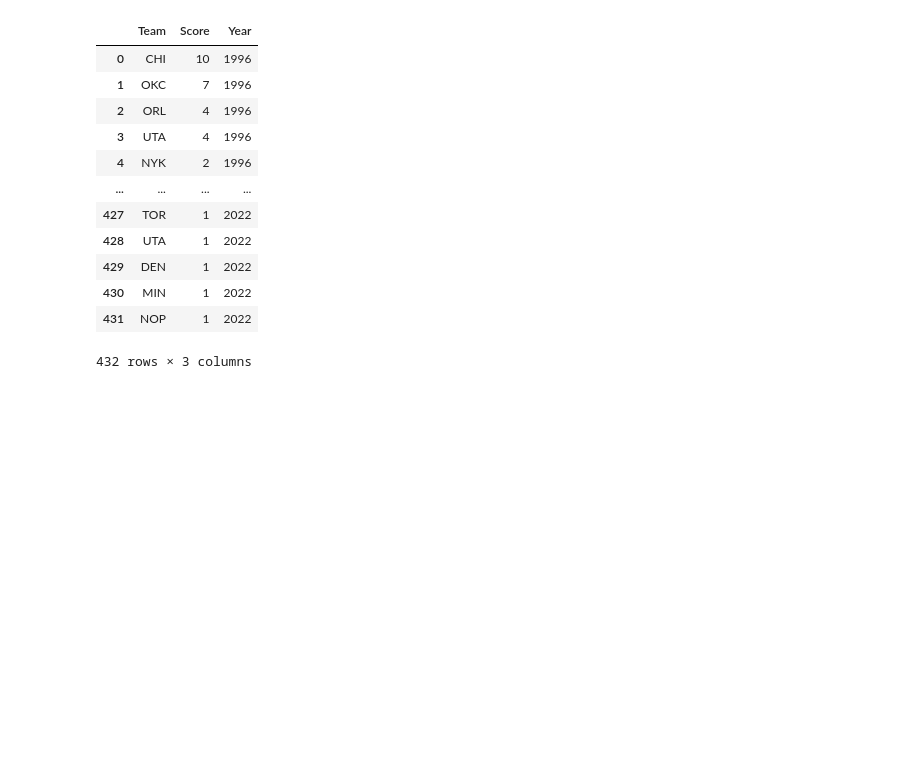
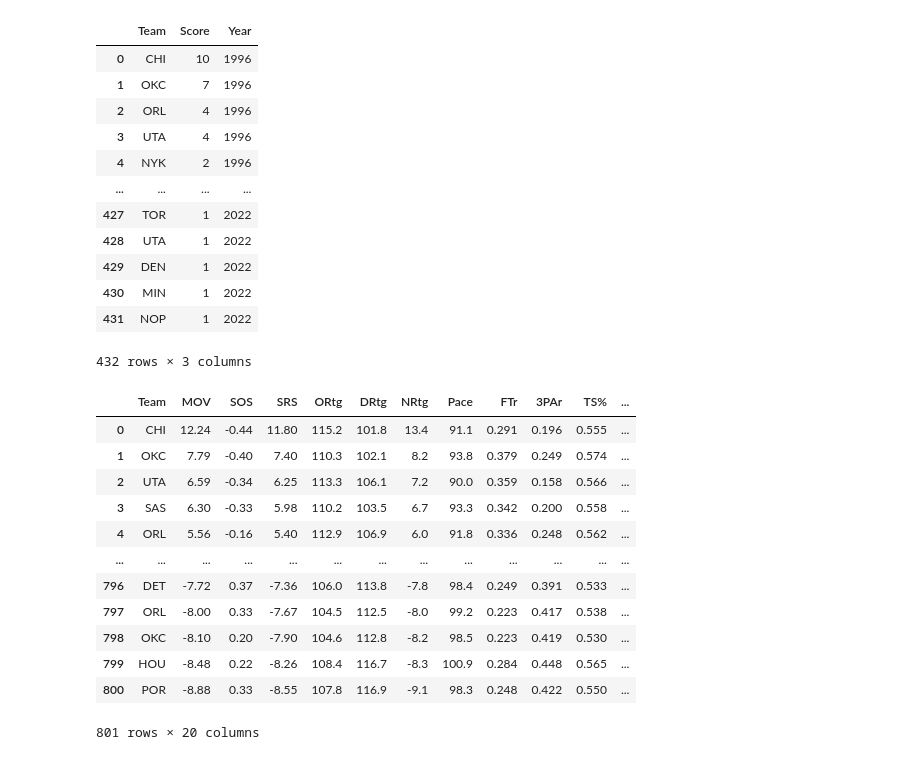
Before and after one commit to cng04/NBA-Champion-Predictor-Project, a Jupyter notebook: merging.ipynb, the cells around one changed output. Drawn from its saved outputs; the diff is of its cells as text; code cells hidden in the pictures; blank space fills up the shorter version.

```diff
--- a/merging.ipynb
+++ b/merging.ipynb
@@ -66,4 +69,23 @@ t_score_df
 | 430 | MIN | 1 | 2022 |
 | 431 | NOP | 1 | 2022 |
 432 rows × 3 columns
+# %%
+# make advanced stats_dataframe
+adv_stats = pd.read_csv("CSV/advanced_stats.csv")
+del adv_stats["Unnamed: 0"]
+adv_stats
+# %% [output]
+|  | Team | MOV | SOS | SRS | ORtg | DRtg | NRtg | Pace | FTr | 3PAr | TS% | ... |
+| 0 | CHI | 12.24 | -0.44 | 11.80 | 115.2 | 101.8 | 13.4 | 91.1 | 0.291 | 0.196 | 0.555 | ... |
+| 1 | OKC | 7.79 | -0.40 | 7.40 | 110.3 | 102.1 | 8.2 | 93.8 | 0.379 | 0.249 | 0.574 | ... |
+| 2 | UTA | 6.59 | -0.34 | 6.25 | 113.3 | 106.1 | 7.2 | 90.0 | 0.359 | 0.158 | 0.566 | ... |
+| 3 | SAS | 6.30 | -0.33 | 5.98 | 110.2 | 103.5 | 6.7 | 93.3 | 0.342 | 0.200 | 0.558 | ... |
+| 4 | ORL | 5.56 | -0.16 | 5.40 | 112.9 | 106.9 | 6.0 | 91.8 | 0.336 | 0.248 | 0.562 | ... |
+| ... | ... | ... | ... | ... | ... | ... | ... | ... | ... | ... | ... | ... |
+| 796 | DET | -7.72 | 0.37 | -7.36 | 106.0 | 113.8 | -7.8 | 98.4 | 0.249 | 0.391 | 0.533 | ... |
+| 797 | ORL | -8.00 | 0.33 | -7.67 | 104.5 | 112.5 | -8.0 | 99.2 | 0.223 | 0.417 | 0.538 | ... |
+| 798 | OKC | -8.10 | 0.20 | -7.90 | 104.6 | 112.8 | -8.2 | 98.5 | 0.223 | 0.419 | 0.530 | ... |
+| 799 | HOU | -8.48 | 0.22 | -8.26 | 108.4 | 116.7 | -8.3 | 100.9 | 0.284 | 0.448 | 0.565 | ... |
+| 800 | POR | -8.88 | 0.33 | -8.55 | 107.8 | 116.9 | -9.1 | 98.3 | 0.248 | 0.422 | 0.550 | ... |
+801 rows × 20 columns
 # %%
```
Also changed, not shown: parts of 11 cells of this notebook, 4 other files.
